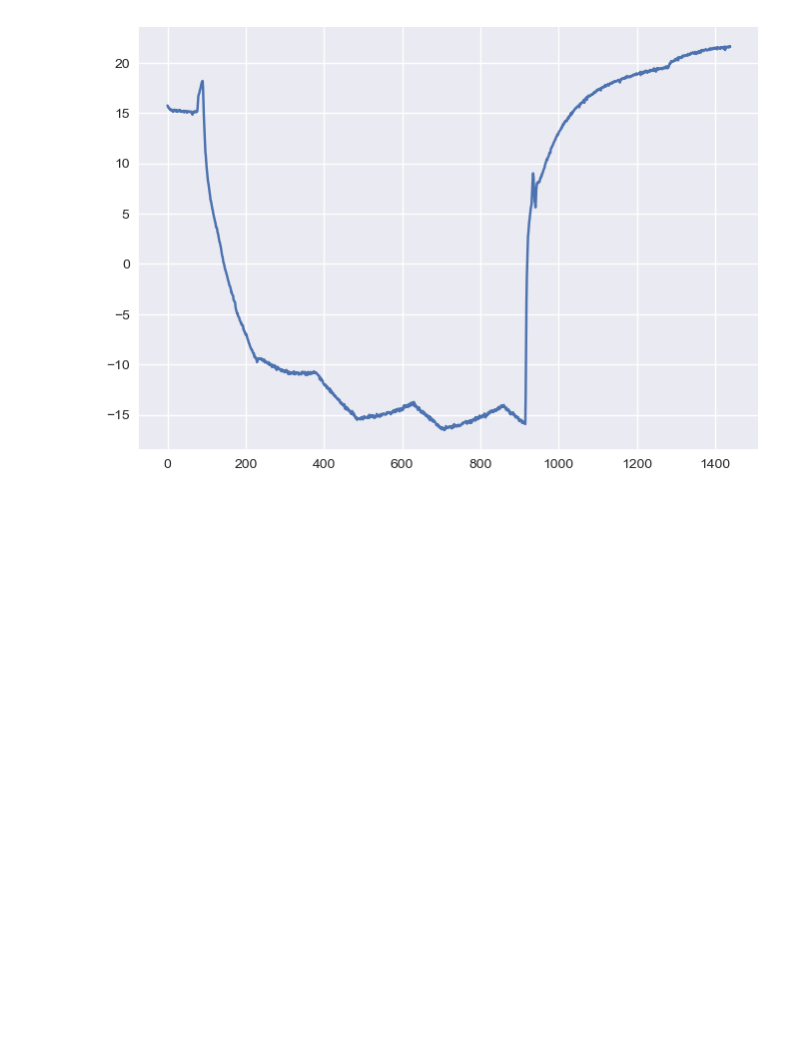
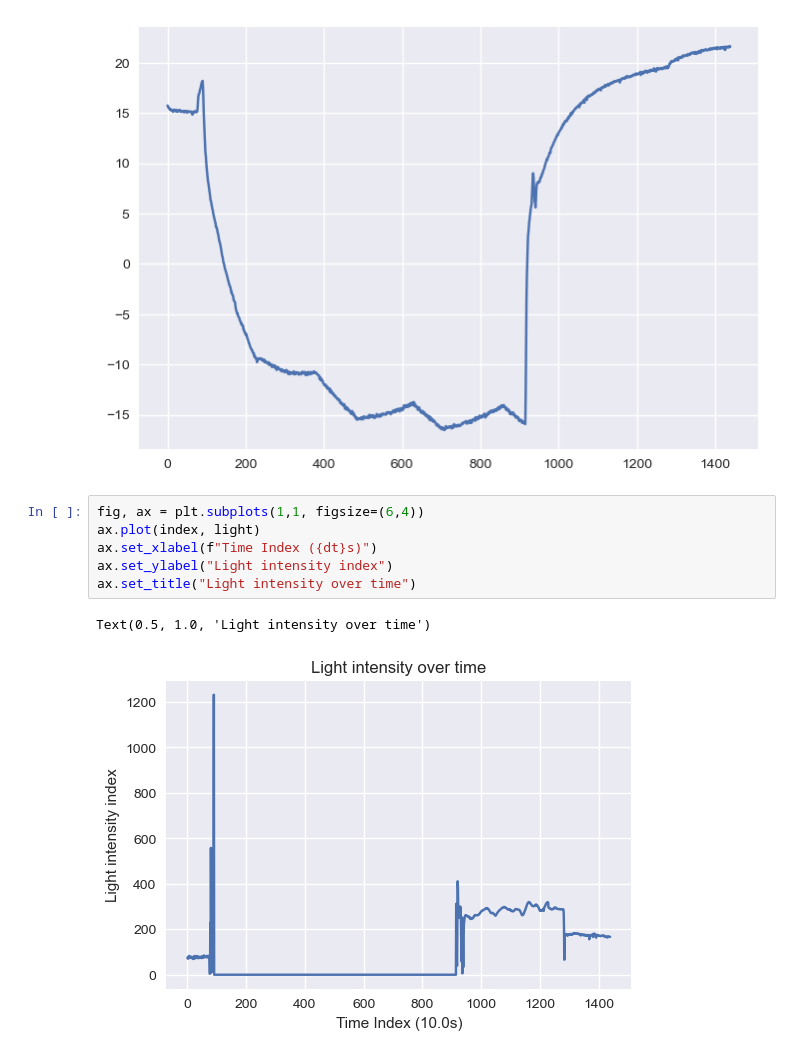
Before and after one commit to LucilleGorbe/clasp324_gorbele, a Jupyter notebook: Lab4/lab4.ipynb, the cells around one changed output. Cells and saved outputs as stored; diff of their text form; blank space fills up the shorter version.

Commit message:
Include light intensity over time for experiment

```diff
--- a/Lab4/lab4.ipynb
+++ b/Lab4/lab4.ipynb
@@ -248,3 +248,12 @@ plt.plot(baretemp)
 # %% [output]
 [<matplotlib.lines.Line2D at 0x...>]
 [figure]
+# %%
+fig, ax = plt.subplots(1,1, figsize=(6,4))
+ax.plot(index, light)
+ax.set_xlabel(f"Time Index ({dt}s)")
+ax.set_ylabel("Light intensity index")
+ax.set_title("Light intensity over time")
+# %% [output]
+Text(0.5, 1.0, 'Light intensity over time')
+[figure, added]
```
